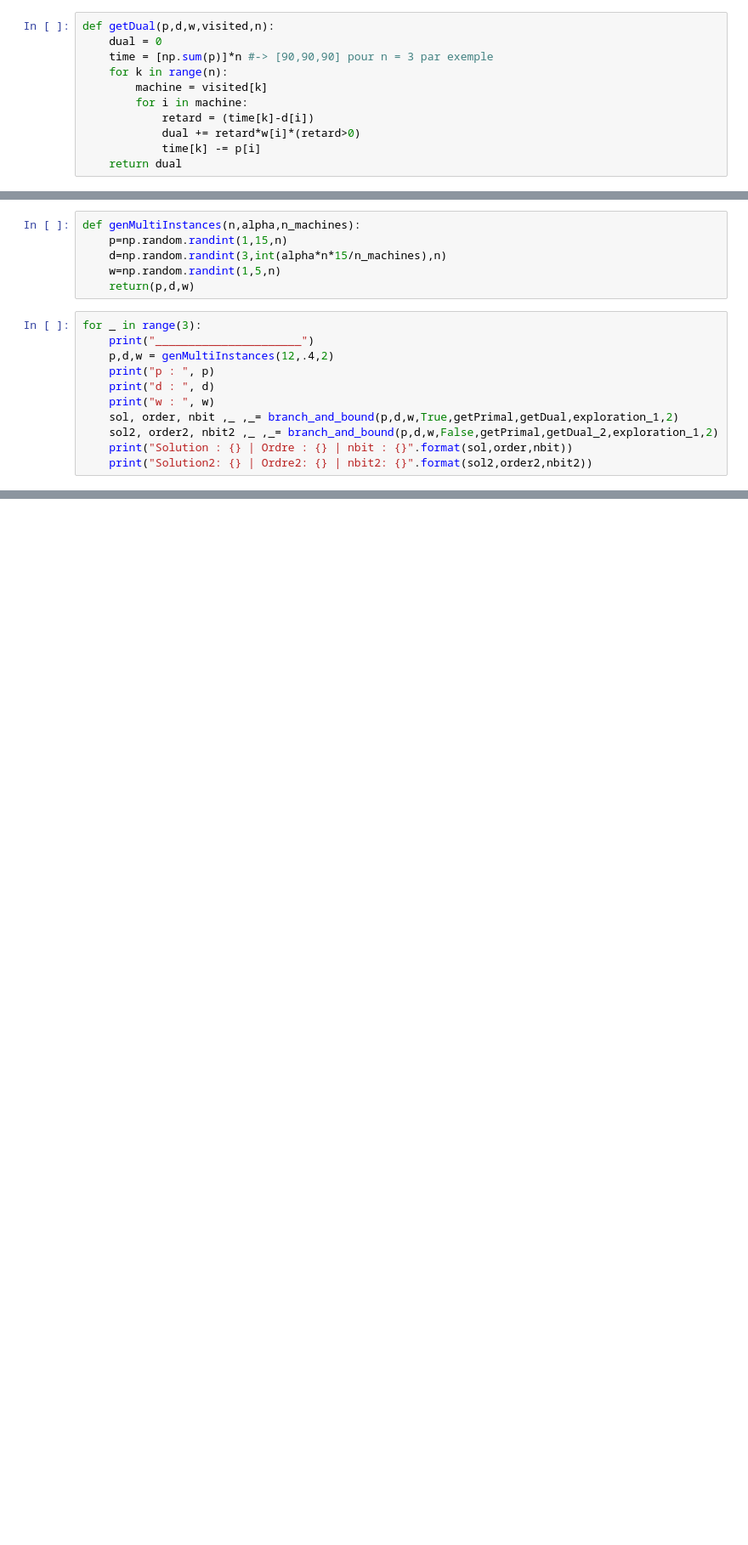
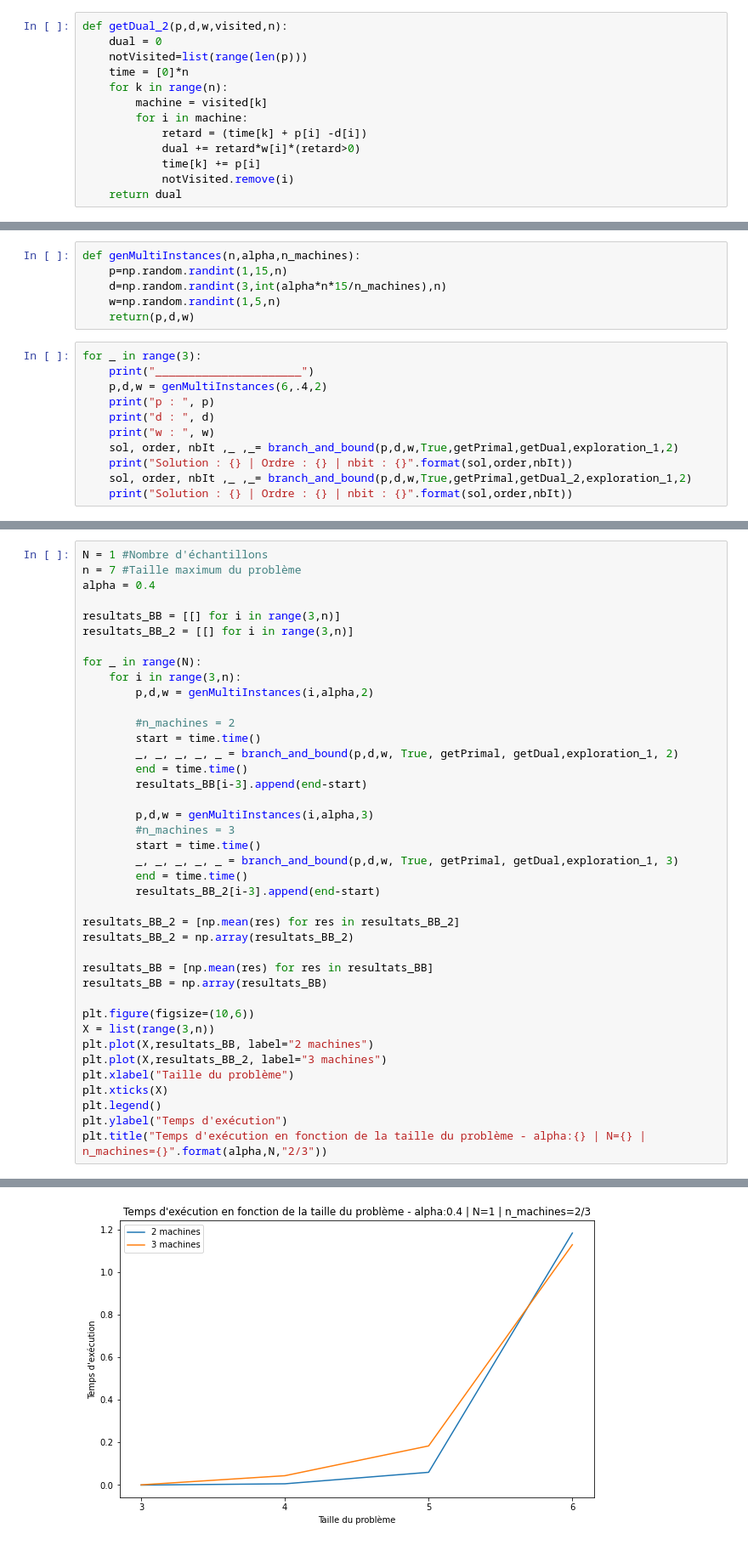
Before and after one commit to TinoMargely/Branch-and-Bound, a Jupyter notebook: Notebook Tino 2.ipynb, the cells around one changed output, grey strips where cells are left out. Shown at 85% size. Saved outputs shown, nothing was run; the diff lists cells and outputs as text; blank space fills up the shorter version.

Commit message:
Multi machines

```diff
--- a/Notebook Tino 2.ipynb
+++ b/Notebook Tino 2.ipynb
@@ -287,11 +323,13 @@ def getPrimal(p,d,w,n):
 # %%
-def getDual(p,d,w,visited,n):
+def getDual_2(p,d,w,visited,n):
     dual = 0
-    time = [np.sum(p)]*n #-> [90,90,90] pour n = 3 par exemple
+    notVisited=list(range(len(p)))
+    time = [0]*n
     for k in range(n):
         machine = visited[k]
         for i in machine:
-            retard = (time[k]-d[i])
+            retard = (time[k] + p[i] -d[i])
             dual += retard*w[i]*(retard>0)
-            time[k] -= p[i]
+            time[k] += p[i]
+            notVisited.remove(i)
     return dual
@@ -434,13 +496,13 @@ def genMultiInstances(n,alpha,n_machines):
 # %%
 for _ in range(3):
     print("______________________")
-    p,d,w = genMultiInstances(12,.4,2)
+    p,d,w = genMultiInstances(6,.4,2)
     print("p : ", p)
     print("d : ", d)
     print("w : ", w)
-    sol, order, nbit ,_ ,_= branch_and_bound(p,d,w,True,getPrimal,getDual,exploration_1,2)
-    sol2, order2, nbit2 ,_ ,_= branch_and_bound(p,d,w,False,getPrimal,getDual_2,exploration_1,2)
-    print("Solution : {} | Ordre : {} | nbit : {}".format(sol,order,nbit))
-    print("Solution2: {} | Ordre2: {} | nbit2: {}".format(sol2,order2,nbit2))
+    sol, order, nbIt ,_ ,_= branch_and_bound(p,d,w,True,getPrimal,getDual,exploration_1,2)
+    print("Solution : {} | Ordre : {} | nbit : {}".format(sol,order,nbIt))
+    sol, order, nbIt ,_ ,_= branch_and_bound(p,d,w,True,getPrimal,getDual_2,exploration_1,2)
+    print("Solution : {} | Ordre : {} | nbit : {}".format(sol,order,nbIt))
 # %% [output]
 ______________________
@@ -463,0 +528,41 @@ TypeError: computeCost() missing 1 required positional argument: 'n'
+# %%
+N = 1 #Nombre d'échantillons
+n = 7 #Taille maximum du problème
+alpha = 0.4
+
+resultats_BB = [[] for i in range(3,n)]
+resultats_BB_2 = [[] for i in range(3,n)]
+
+for _ in range(N):
+    for i in range(3,n):
+        p,d,w = genMultiInstances(i,alpha,2)
+
+        #n_machines = 2
+        start = time.time()
+        _, _, _, _, _ = branch_and_bound(p,d,w, True, getPrimal, getDual,exploration_1, 2)
+        end = time.time()
+        resultats_BB[i-3].append(end-start)
+
+        p,d,w = genMultiInstances(i,alpha,3)
+        #n_machines = 3
+        start = time.time()
+        _, _, _, _, _ = branch_and_bound(p,d,w, True, getPrimal, getDual,exploration_1, 3)
+        end = time.time()
+        resultats_BB_2[i-3].append(end-start)
+
+resultats_BB_2 = [np.mean(res) for res in resultats_BB_2]
+resultats_BB_2 = np.array(resultats_BB_2)
+
+resultats_BB = [np.mean(res) for res in resultats_BB]
+resultats_BB = np.array(resultats_BB)
+
+plt.figure(figsize=(10,6))
+X = list(range(3,n))
+plt.plot(X,resultats_BB, label="2 machines")
+plt.plot(X,resultats_BB_2, label="3 machines")
+plt.xlabel("Taille du problème")
+plt.xticks(X)
+plt.legend()
+plt.ylabel("Temps d'exécution")
+plt.title("Temps d'exécution en fonction de la taille du problème - alpha:{} | N={} | n_machines={}".format(alpha,N,"2/3"))
+# %% [output]
@@ -463,0 +570 @@ TypeError: computeCost() missing 1 required positional argument: 'n'
+[figure, added]
```
Also changed, not shown: parts of 24 cells of this notebook.
